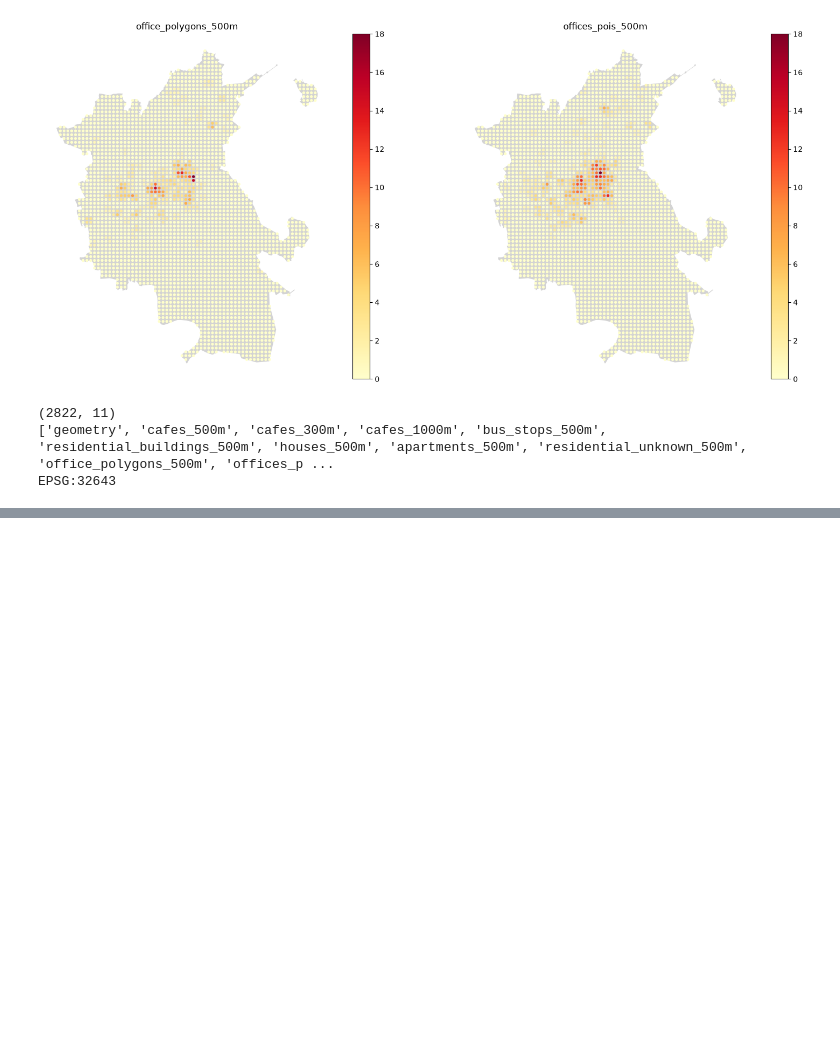
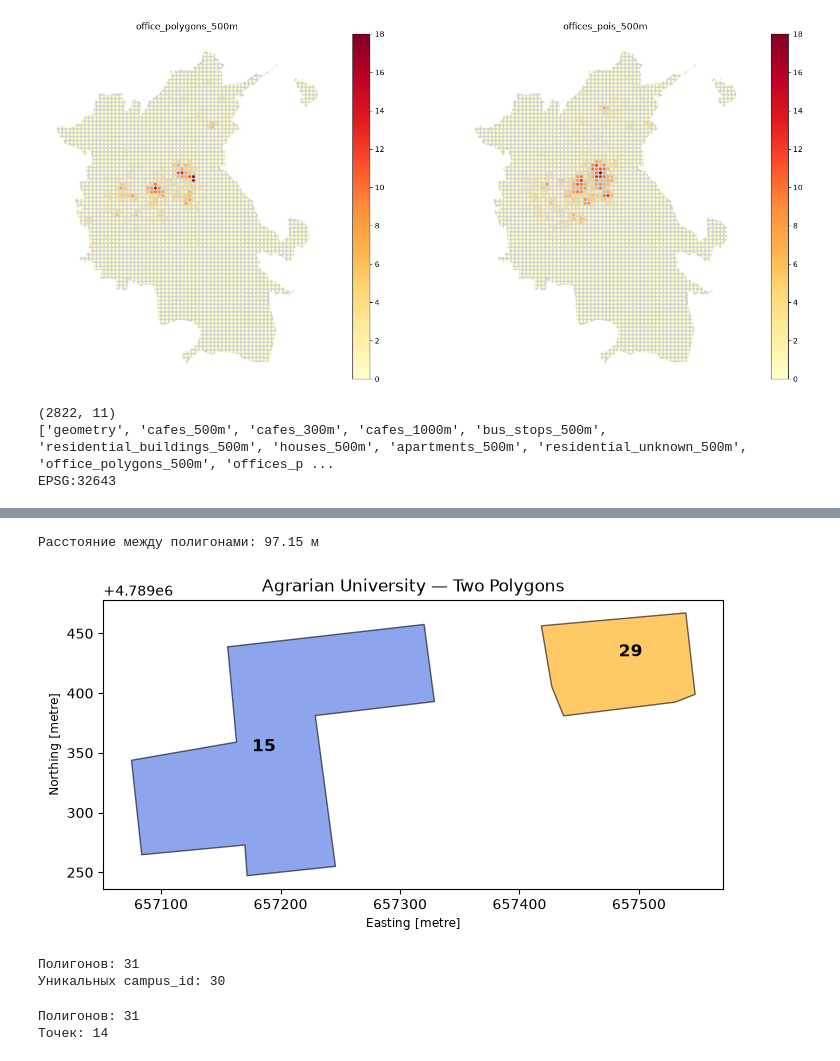
Before and after one commit to muenjmtst/business-location-ai, a Jupyter notebook: notebooks/02_candidate_locations.ipynb, the cells around one changed output, grey strips where cells are left out. Drawn from its saved outputs; the diff is of its cells as text; code cells hidden in the pictures; blank space fills up the shorter version.

```diff
--- a/notebooks/02_candidate_locations.ipynb
+++ b/notebooks/02_candidate_locations.ipynb
@@ -1163,0 +1394,14 @@ EPSG:32643
+# %%
+'''
+Для первой версии CoffeeSpot AI будем считать университетские локации (кампусы), а не количество отдельных зданий.
+'''
+
+nested_indices = nested.index.unique() # индексы вложенныъ полигонов
+
+universities_campuses = universities_poly_m.drop(
+    index=nested_indices
+).copy()
+
+print("Исходных полигонов:", len(universities_poly_m))
+print("Вложенных полигонов:", len(nested_indices))
+print("Осталось:", len(universities_campuses))
@@ -1163,0 +1441,34 @@ EPSG:32643
+# %%
+poly_15 = universities_campuses.loc[15, 'geometry']
+poly_29 = universities_campuses.loc[29, 'geometry']
+
+distance = poly_15.distance(poly_29)
+
+print(f"Расстояние между полигонами: {distance:.2f} м")
+# %% [output]
+Расстояние между полигонами: 97.15 м
+# %%
+fig, ax = plt.subplots(figsize=(8, 8))
+
+universities_campuses.loc[[15, 29]].plot(
+    ax=ax,
+    color=["royalblue", "orange"],
+    edgecolor="black",
+    alpha=0.6
+)
+
+for idx in [15, 29]:
+    point = universities_campuses.loc[idx, "geometry"].representative_point()
+
+    ax.annotate(
+        str(idx),
+        (point.x, point.y),
+        fontsize=12,
+        fontweight="bold"
+    )
+
+ax.set_title("Agrarian University — Two Polygons")
+ax.set_aspect("equal")
+plt.show()
+# %% [output]
+[figure, added]
@@ -1163,0 +1485,32 @@ EPSG:32643
+# %%
+universities_campuses = universities_campuses.copy()
+
+universities_campuses['campus_id'] = (
+    universities_campuses.index.astype('str')
+)
+
+universities_campuses.loc[[15,29], 'campus_id'] = 'agrarian_university'
+
+print("Полигонов:", len(universities_campuses))
+print("Уникальных campus_id:", universities_campuses["campus_id"].nunique())
+# %% [output]
+Полигонов: 31
+Уникальных campus_id: 30
+# %%
+university_points_work = universities_points_outside.copy()
+
+university_points_work['campus_id'] = (
+    'point_' + university_points_work.index.astype(str) #делаем индексы для наших точек которые не попали в полигон
+)
+
+
+university_points_work["source_type"] = "point"
+universities_campuses["source_type"] = "polygon"
+
+#source_type — наша собственная метка, которая показывает, из какого рабочего слоя пришёл объект.
+
+print("Полигонов:", len(universities_campuses))
+print("Точек:", len(university_points_work))
+# %% [output]
+Полигонов: 31
+Точек: 14
```
Also changed, not shown: parts of 20 cells of this notebook.
